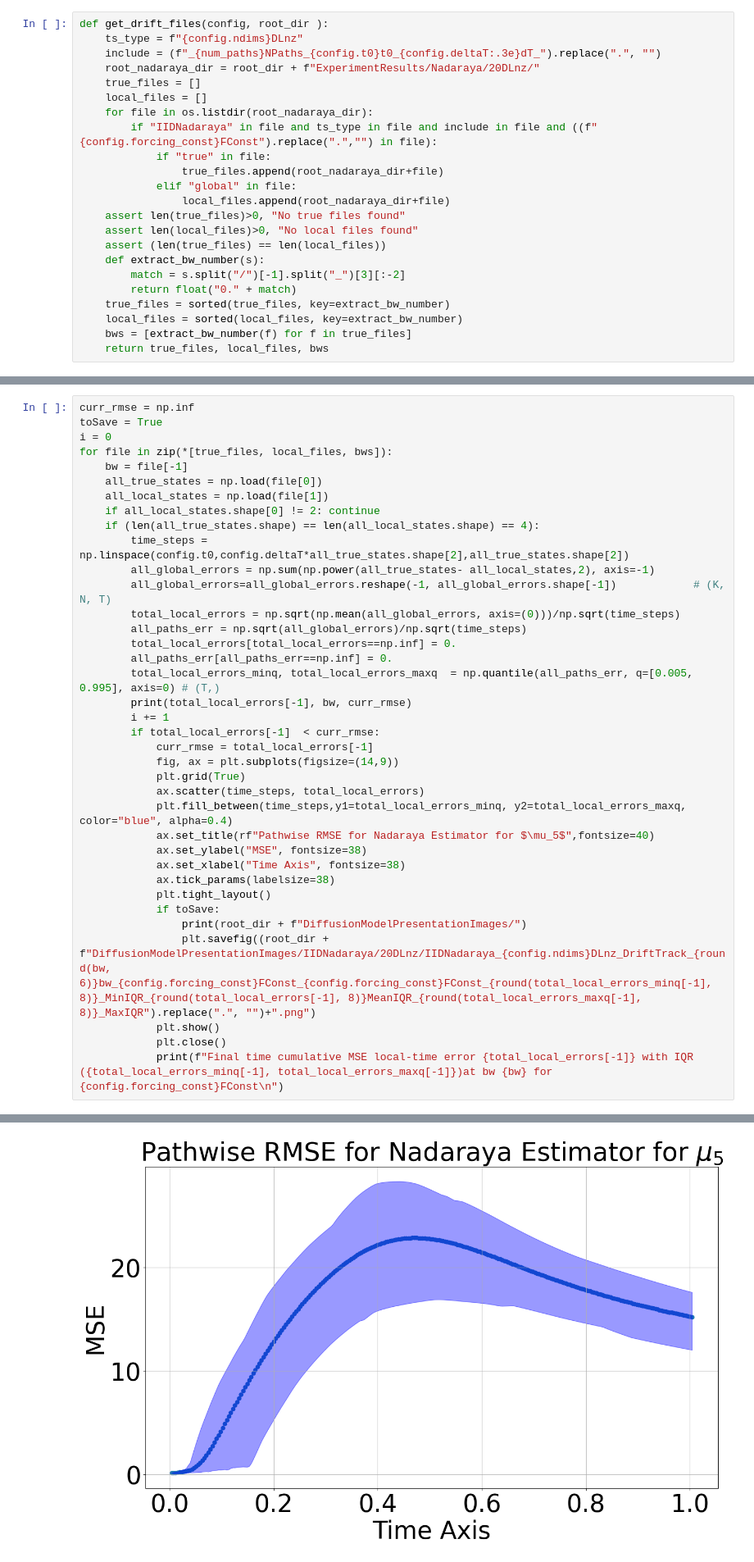
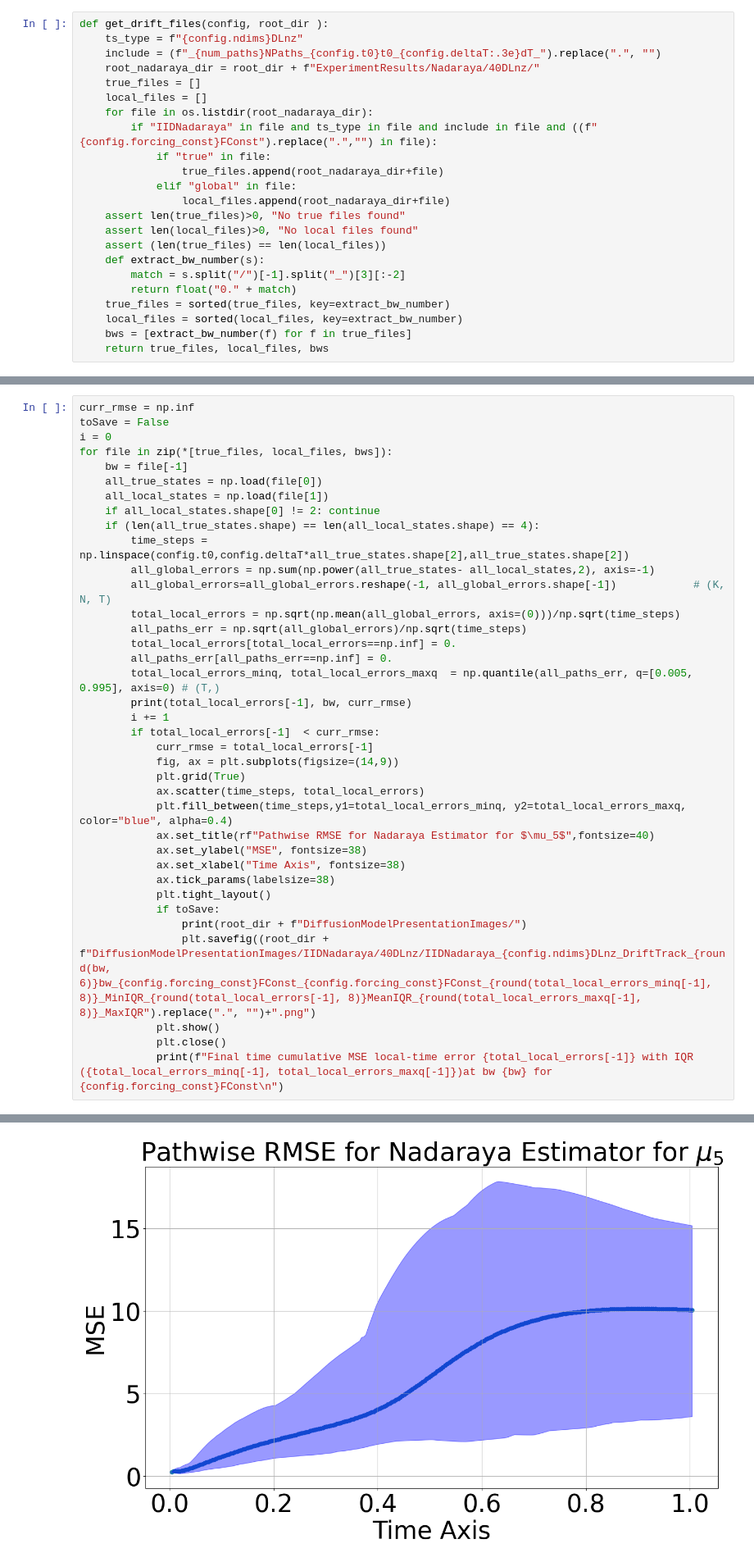
Before and after one commit to marcostapiac/FractionalBrownianMotion, a Jupyter notebook: experiments/generative_modelling/RecursiveVPSDE/ParamEst/Nadaraya/benchmark_IIDNadaraya_40DLorenz_Stable_TrackingErrors_from_saved.ipynb, the cells around one changed output, grey strips where cells are left out. Shown: that part at 82% size. Saved outputs shown, nothing was run; the diff lists cells and outputs as text.

```diff
--- a/experiments/generative_modelling/RecursiveVPSDE/ParamEst/Nadaraya/benchmark_IIDNadaraya_40DLorenz_Stable_TrackingErrors_from_saved.ipynb
+++ b/experiments/generative_modelling/RecursiveVPSDE/ParamEst/Nadaraya/benchmark_IIDNadaraya_40DLorenz_Stable_TrackingErrors_from_saved.ipynb
@@ -13,7 +16,7 @@ config = get_config()
 def get_drift_files(config, root_dir ):
     ts_type = f"{config.ndims}DLnz"
     include = (f"_{num_paths}NPaths_{config.t0}t0_{config.deltaT:.3e}dT_").replace(".", "")
-    root_nadaraya_dir = root_dir + f"ExperimentResults/Nadaraya/20DLnz/"
+    root_nadaraya_dir = root_dir + f"ExperimentResults/Nadaraya/40DLnz/"
     true_files = []
     local_files = []
     for file in os.listdir(root_nadaraya_dir):
@@ -54,6 +48,6 @@ local_files
 # %%
 curr_rmse = np.inf
-toSave = True
+toSave = False
 i = 0
 for file in zip(*[true_files, local_files, bws]):
     bw = file[-1]
@@ -84,7 +78,7 @@ for file in zip(*[true_files, local_files, bws]):
             plt.tight_layout()
             if toSave:
                 print(root_dir + f"DiffusionModelPresentationImages/")
-                plt.savefig((root_dir + f"DiffusionModelPresentationImages/IIDNadaraya/20DLnz/IIDNadaraya_{config.ndims}DLnz_DriftTrack_{round(bw, 6)}bw_{config.forcing_const}FConst_{config.forcing_const}FConst_{round(total_local_errors_minq[-1], 8)}_MinIQR_{round(total_local_errors[-1], 8)}MeanIQR_{round(total_local_errors_maxq[-1], 8)}_MaxIQR").replace(".", "")+".png")
+                plt.savefig((root_dir + f"DiffusionModelPresentationImages/IIDNadaraya/40DLnz/IIDNadaraya_{config.ndims}DLnz_DriftTrack_{round(bw, 6)}bw_{config.forcing_const}FConst_{config.forcing_const}FConst_{round(total_local_errors_minq[-1], 8)}_MinIQR_{round(total_local_errors[-1], 8)}MeanIQR_{round(total_local_errors_maxq[-1], 8)}_MaxIQR").replace(".", "")+".png")
             plt.show()
             plt.close()
             print(f"Final time cumulative MSE local-time error {total_local_errors[-1]} with IQR ({total_local_errors_minq[-1], total_local_errors_maxq[-1]})at bw {bw} for {config.forcing_const}FConst\n")
@@ -103 +87 @@ nan 0.0002603 inf
-[figure, old version]
+[figure, new version]
```
Also changed, not shown: parts of 4 cells of this notebook, 15 other files.
